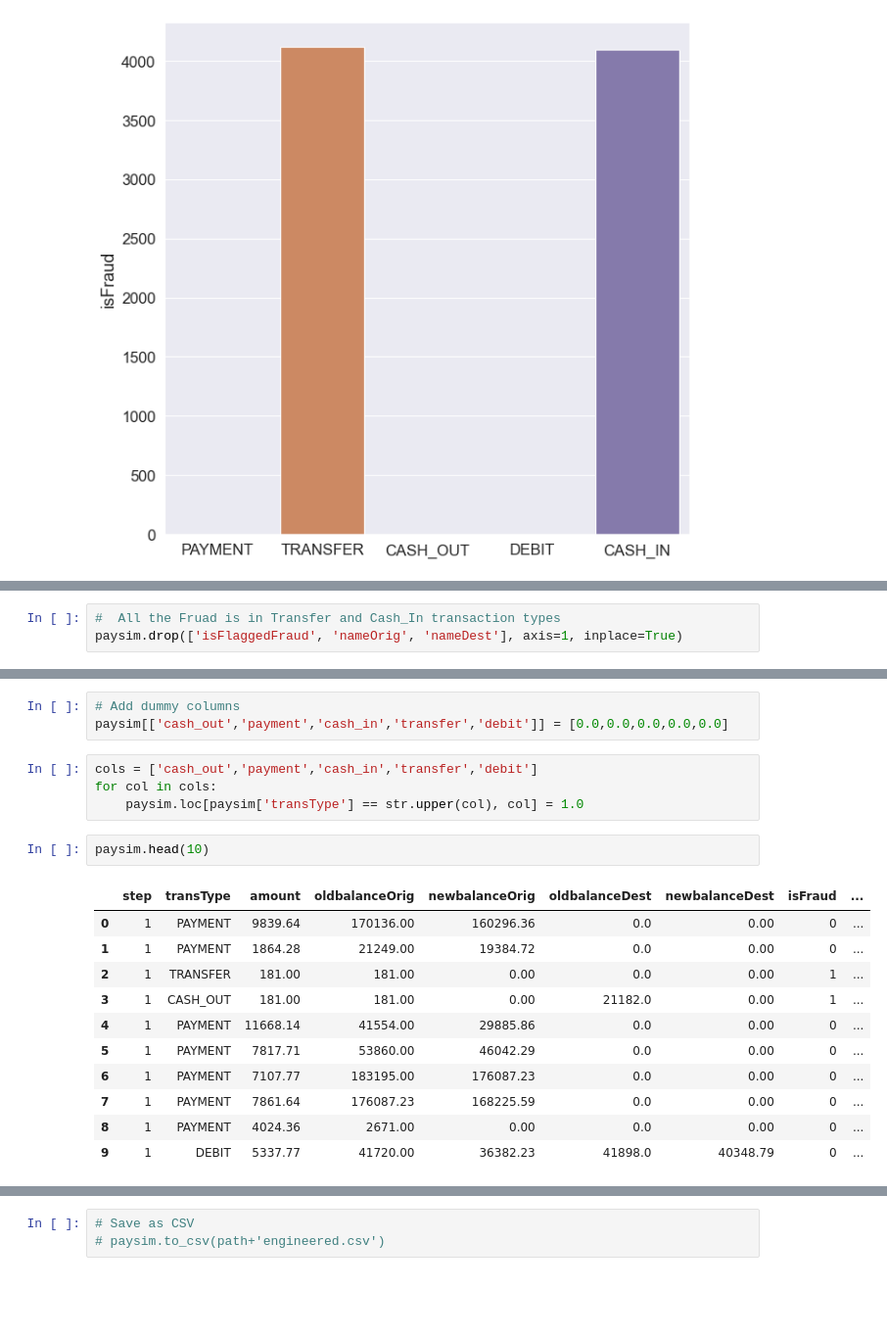
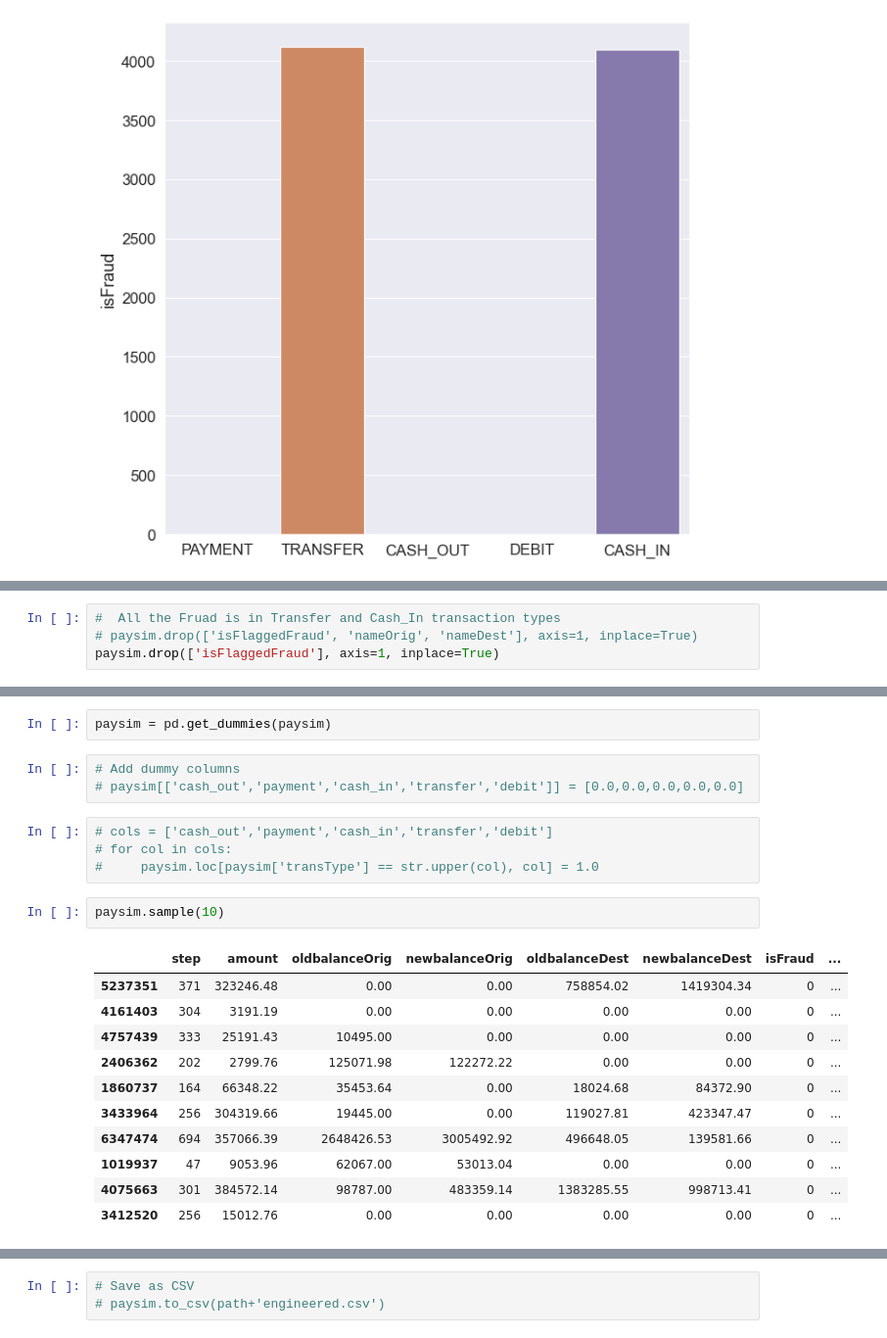
Before and after one commit to Erik1120/DataScienceCapstoneOne, a Jupyter notebook: Notebook/data_wrangling_EDA.ipynb, the cells around one changed output, grey strips where cells are left out. Shown at 98% size. Cells and saved outputs as stored; diff of their text form; blank space fills up the shorter version.

```diff
--- a/Notebook/data_wrangling_EDA.ipynb
+++ b/Notebook/data_wrangling_EDA.ipynb
@@ -119,6 +122,7 @@ sns.barplot(x=paysim.transType.unique(),y=paysim.groupby("transType")["isFraud"]
 # %%
 #  All the Fruad is in Transfer and Cash_In transaction types
-paysim.drop(['isFlaggedFraud', 'nameOrig', 'nameDest'], axis=1, inplace=True)
+# paysim.drop(['isFlaggedFraud', 'nameOrig', 'nameDest'], axis=1, inplace=True)
+paysim.drop(['isFlaggedFraud'], axis=1, inplace=True)
 # %%
 paysim.head()
 # %% [output]
@@ -131,21 +142,23 @@ paysim.head()
+# %%
+paysim = pd.get_dummies(paysim)
 # %%
 # Add dummy columns
-paysim[['cash_out','payment','cash_in','transfer','debit']] = [0.0,0.0,0.0,0.0,0.0]
+# paysim[['cash_out','payment','cash_in','transfer','debit']] = [0.0,0.0,0.0,0.0,0.0]
 # %%
-cols = ['cash_out','payment','cash_in','transfer','debit']
-for col in cols:
-    paysim.loc[paysim['transType'] == str.upper(col), col] = 1.0
+# cols = ['cash_out','payment','cash_in','transfer','debit']
+# for col in cols:
+#     paysim.loc[paysim['transType'] == str.upper(col), col] = 1.0
 # %%
-paysim.head(10)
+paysim.sample(10)
 # %% [output]
-|  | step | transType | amount | oldbalanceOrig | newbalanceOrig | oldbalanceDest | newbalanceDest | isFraud | ... |
-| 0 | 1 | PAYMENT | 9839.64 | 170136.00 | 160296.36 | 0.0 | 0.00 | 0 | ... |
-| 1 | 1 | PAYMENT | 1864.28 | 21249.00 | 19384.72 | 0.0 | 0.00 | 0 | ... |
-| 2 | 1 | TRANSFER | 181.00 | 181.00 | 0.00 | 0.0 | 0.00 | 1 | ... |
-| 3 | 1 | CASH_OUT | 181.00 | 181.00 | 0.00 | 21182.0 | 0.00 | 1 | ... |
-| 4 | 1 | PAYMENT | 11668.14 | 41554.00 | 29885.86 | 0.0 | 0.00 | 0 | ... |
-| 5 | 1 | PAYMENT | 7817.71 | 53860.00 | 46042.29 | 0.0 | 0.00 | 0 | ... |
-| 6 | 1 | PAYMENT | 7107.77 | 183195.00 | 176087.23 | 0.0 | 0.00 | 0 | ... |
-| 7 | 1 | PAYMENT | 7861.64 | 176087.23 | 168225.59 | 0.0 | 0.00 | 0 | ... |
-| 8 | 1 | PAYMENT | 4024.36 | 2671.00 | 0.00 | 0.0 | 0.00 | 0 | ... |
-| 9 | 1 | DEBIT | 5337.77 | 41720.00 | 36382.23 | 41898.0 | 40348.79 | 0 | ... |
+|  | step | amount | oldbalanceOrig | newbalanceOrig | oldbalanceDest | newbalanceDest | isFraud | ... |
+| 5237351 | 371 | 323246.48 | 0.00 | 0.00 | 758854.02 | 1419304.34 | 0 | ... |
+| 4161403 | 304 | 3191.19 | 0.00 | 0.00 | 0.00 | 0.00 | 0 | ... |
+| 4757439 | 333 | 25191.43 | 10495.00 | 0.00 | 0.00 | 0.00 | 0 | ... |
+| 2406362 | 202 | 2799.76 | 125071.98 | 122272.22 | 0.00 | 0.00 | 0 | ... |
+| 1860737 | 164 | 66348.22 | 35453.64 | 0.00 | 18024.68 | 84372.90 | 0 | ... |
+| 3433964 | 256 | 304319.66 | 19445.00 | 0.00 | 119027.81 | 423347.47 | 0 | ... |
+| 6347474 | 694 | 357066.39 | 2648426.53 | 3005492.92 | 496648.05 | 139581.66 | 0 | ... |
+| 1019937 | 47 | 9053.96 | 62067.00 | 53013.04 | 0.00 | 0.00 | 0 | ... |
+| 4075663 | 301 | 384572.14 | 98787.00 | 483359.14 | 1383285.55 | 998713.41 | 0 | ... |
+| 3412520 | 256 | 15012.76 | 0.00 | 0.00 | 0.00 | 0.00 | 0 | ... |
```
Also changed, not shown: parts of 11 cells of this notebook.
